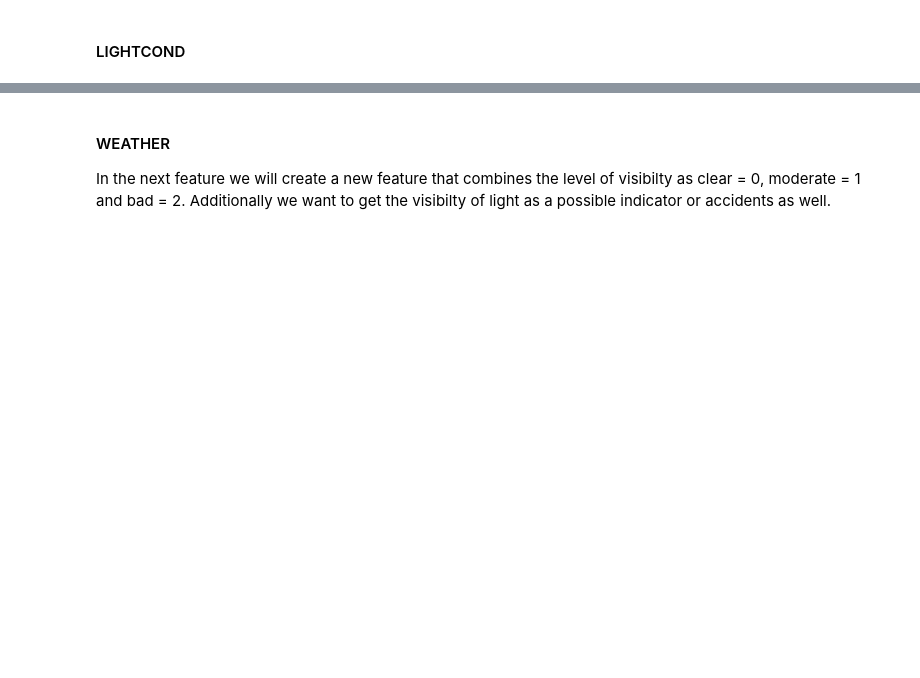
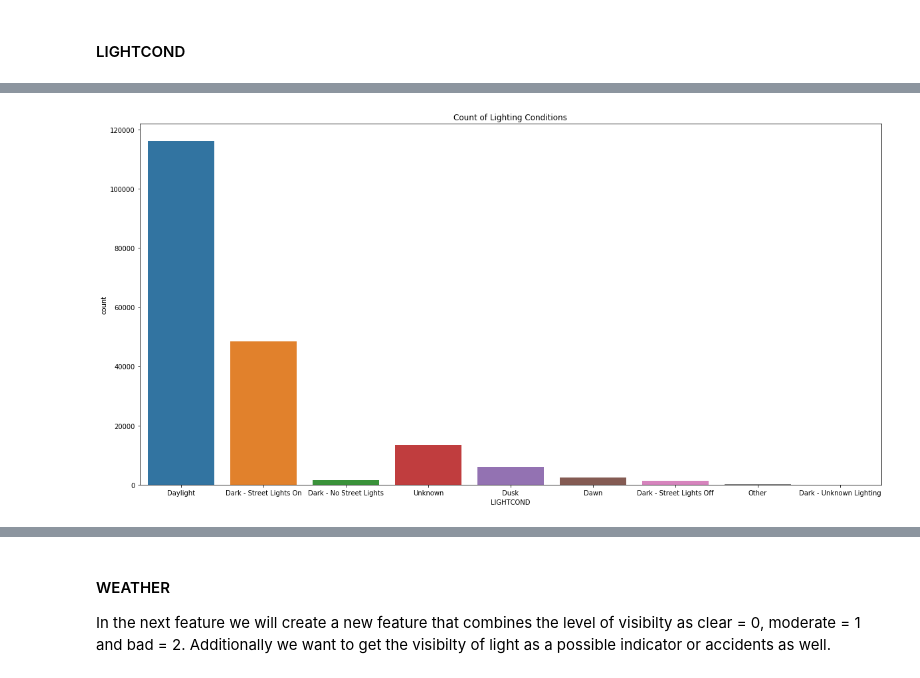
Before and after one commit to BSmithDataScience/Coursera_Capstone, a Jupyter notebook: Capstone.ipynb, the cells around one changed output, grey strips where cells are left out. Cells and saved outputs as stored; diff of their text form; code cells hidden in the pictures; blank space fills up the shorter version.

```diff
--- a/Capstone.ipynb
+++ b/Capstone.ipynb
@@ -60,3 +84,11 @@ array(['Daylight', 'Dark - Street Lights On', 'Dark - No Street Lights',
+# %%
+collisions['LIGHTCOND'].unique()
+plt.figure(figsize=(20, 10))
+sns.countplot(collisions['LIGHTCOND'])
+plt.title('Count of Lighting Conditions')
+plt.show()
+# %% [output]
+[figure, added]
 # %%
 collisions.replace({'LIGHTCOND' : {'Daylight' : 2, 'Dark - Street Lights On':1, 'Dark - No Street Lights': 0,
        'Dusk': 1, 'Dawn':1}}, inplace = True)
```
Also changed, not shown: parts of 26 cells of this notebook.
